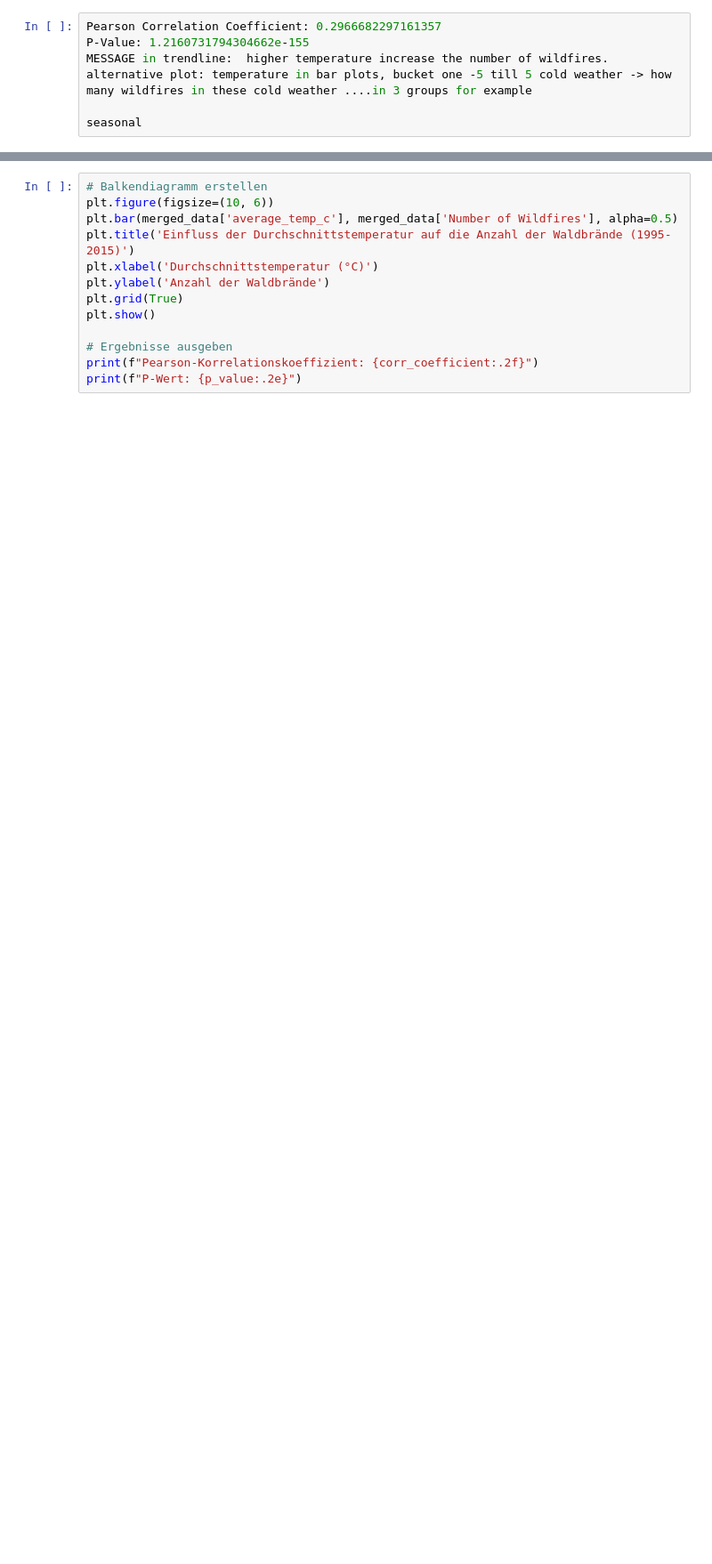
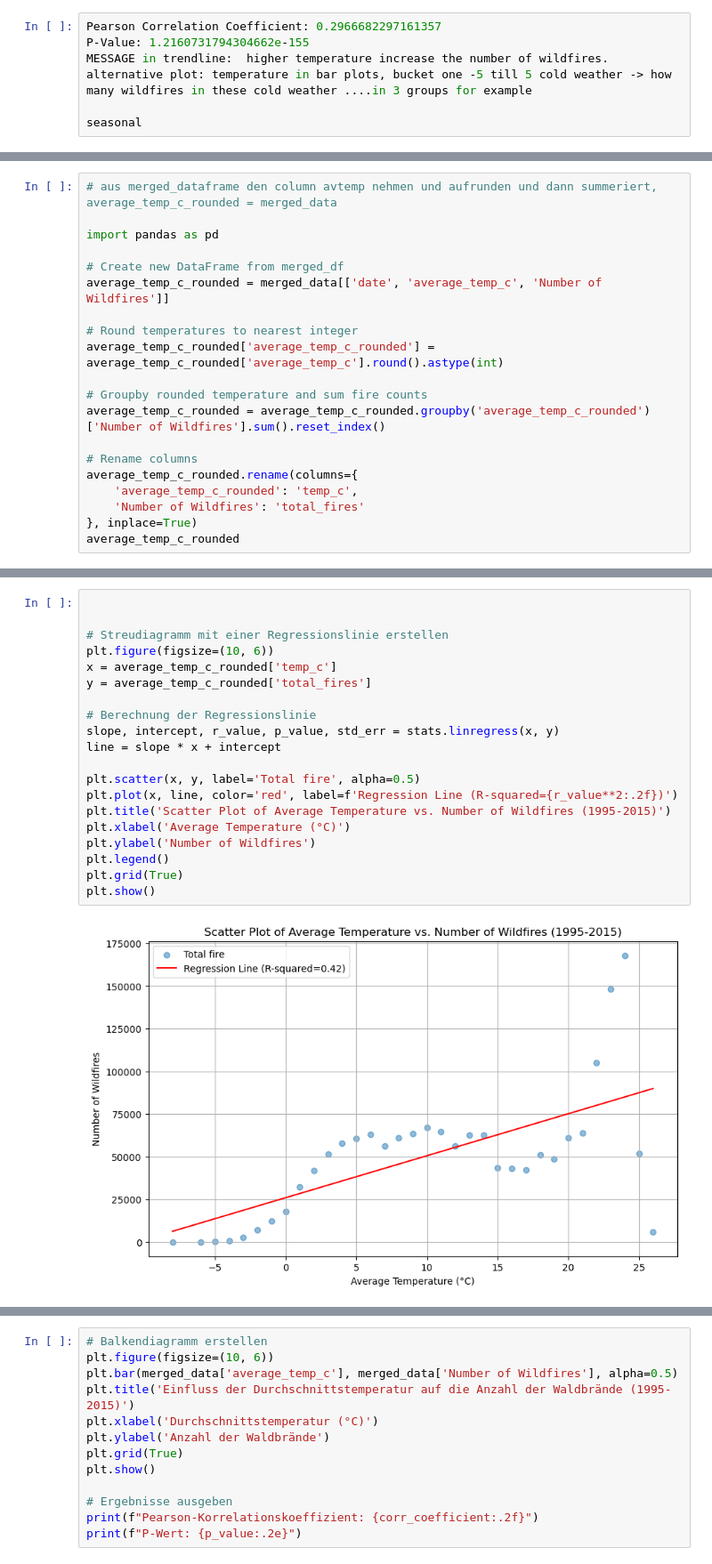
Before and after one commit to Pissane/Capstone_Project, a Jupyter notebook: correlation_weather_fire.ipynb, the cells around one changed output, grey strips where cells are left out. Shown at 89% size. Saved outputs shown, nothing was run; the diff lists cells and outputs as text; blank space fills up the shorter version.

```diff
--- a/correlation_weather_fire.ipynb
+++ b/correlation_weather_fire.ipynb
@@ -627,0 +648,20 @@ seasonal
+# %%
+# aus merged_dataframe den column avtemp nehmen und aufrunden und dann summeriert, average_temp_c_rounded = merged_data
+
+import pandas as pd
+
+# Create new DataFrame from merged_df
+average_temp_c_rounded = merged_data[['date', 'average_temp_c', 'Number of Wildfires']]
+
+# Round temperatures to nearest integer
+average_temp_c_rounded['average_temp_c_rounded'] = average_temp_c_rounded['average_temp_c'].round().astype(int)
+
+# Groupby rounded temperature and sum fire counts
+average_temp_c_rounded = average_temp_c_rounded.groupby('average_temp_c_rounded')['Number of Wildfires'].sum().reset_index()
+
+# Rename columns
+average_temp_c_rounded.rename(columns={
+    'average_temp_c_rounded': 'temp_c',
+    'Number of Wildfires': 'total_fires'
+}, inplace=True)
+average_temp_c_rounded
@@ -627,0 +691,22 @@ seasonal
+# %%
+
+
+# Streudiagramm mit einer Regressionslinie erstellen
+plt.figure(figsize=(10, 6))
+x = average_temp_c_rounded['temp_c']
+y = average_temp_c_rounded['total_fires']
+
+# Berechnung der Regressionslinie
+slope, intercept, r_value, p_value, std_err = stats.linregress(x, y)
+line = slope * x + intercept
+
+plt.scatter(x, y, label='Total fire', alpha=0.5)
+plt.plot(x, line, color='red', label=f'Regression Line (R-squared={r_value**2:.2f})')
+plt.title('Scatter Plot of Average Temperature vs. Number of Wildfires (1995-2015)')
+plt.xlabel('Average Temperature (°C)')
+plt.ylabel('Number of Wildfires')
+plt.legend()
+plt.grid(True)
+plt.show()
+# %% [output]
+[figure, added]
```
Also changed, not shown: parts of 16 cells of this notebook.
